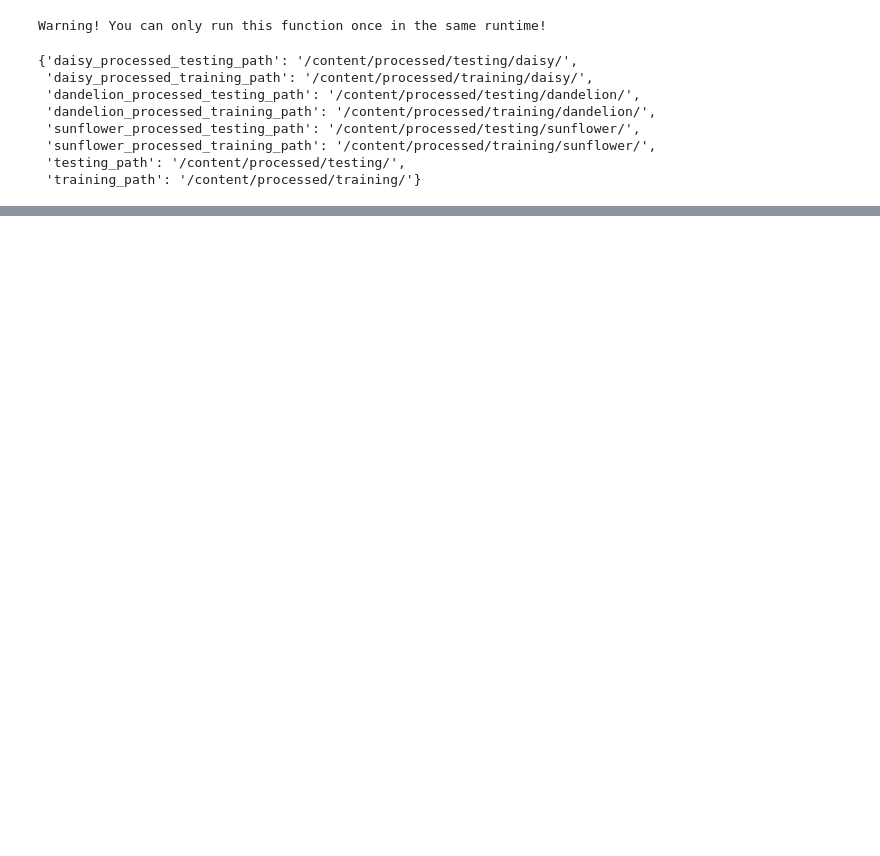
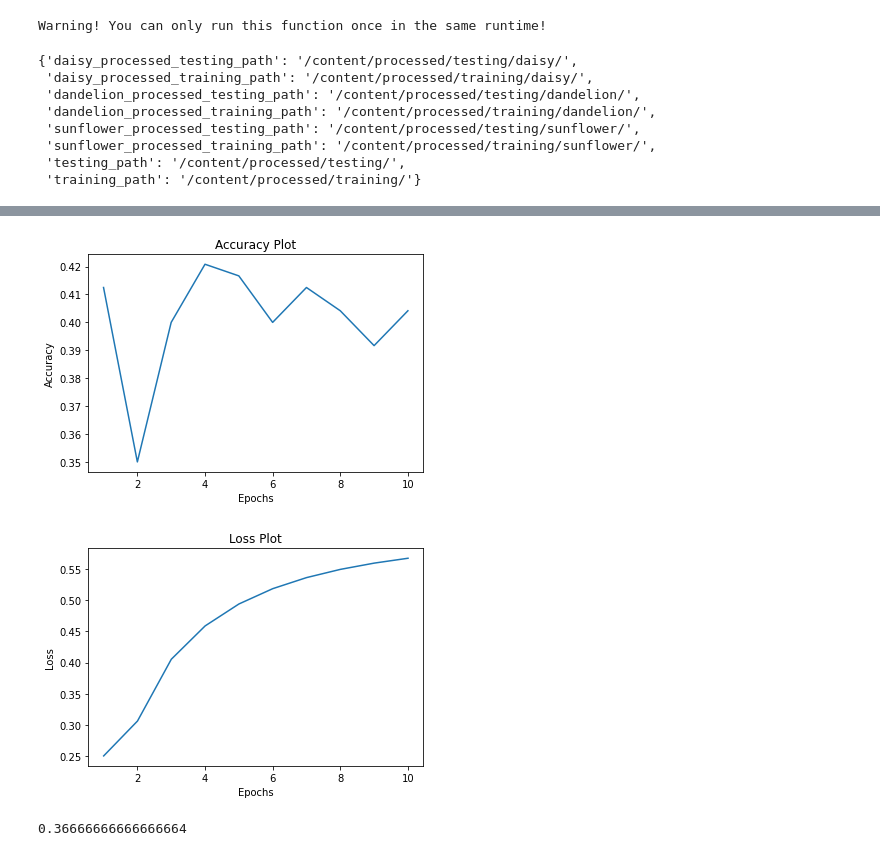
Before and after one commit to vincentjunitio00/Flower-Classification-from-scratch, a Jupyter notebook: Flower_Classification.ipynb, the cells around one changed output, grey strips where cells are left out. Cells and saved outputs as stored; diff of their text form; code cells hidden in the pictures; blank space fills up the shorter version.

```diff
--- a/Flower_Classification.ipynb
+++ b/Flower_Classification.ipynb
@@ -116,0 +195,8 @@ plt.imshow(X_test[0].reshape((240, 320)), cmap='gray')
+# %%
+def reverse_sigmoid(f):
+  return sigmoid(f) * (1-sigmoid(f))
+# %%
+def reverse_relu(f1):
+  # Reverse relu
+  d1 = np.where(f1 > 0, 1, 0)
+  return d1
@@ -116,0 +251,10 @@ plt.imshow(X_test[0].reshape((240, 320)), cmap='gray')
+# %%
+def update_weights(cache, learning_rate):
+  cache["W1"] = cache["W1"] - learning_rate * cache["dW1"]
+  cache["b1"] = cache["b1"] - learning_rate * cache["db1"]
+  cache["W2"] = cache["W2"] - learning_rate * cache["dW2"]
+  cache["b2"] = cache["b2"] - learning_rate * cache["db2"]
+  return cache
+# %%
+def accuracy(y, y_pred):
+  return (y == y_pred).all()
@@ -116,0 +309,16 @@ plt.imshow(X_test[0].reshape((240, 320)), cmap='gray')
+# %%
+import matplotlib.pyplot as plt
+plt.title('Accuracy Plot')
+plt.plot(np.arange(len(cache["acc_per_epoch"]))+1, cache["acc_per_epoch"])
+plt.xlabel('Epochs')
+plt.ylabel('Accuracy')
+plt.show()
+
+plt.title('Loss Plot')
+plt.plot(np.arange(len(cache["cost_per_epoch"]))+1, cache["cost_per_epoch"])
+plt.xlabel('Epochs')
+plt.ylabel('Loss')
+plt.show()
+# %% [output]
+[figure, added]
+[figure, added]
@@ -116,0 +335,9 @@ plt.imshow(X_test[0].reshape((240, 320)), cmap='gray')
+# %%
+count = []
+for y in range(len(prediction)):
+  count.append((prediction[y] == y_test[y]).all())
+  # count.append(accuracy(prediction[y], y_test[y]))
+
+np.mean(count)
+# %% [output]
+0.36666666666666664
```
Also changed, not shown: parts of 23 cells of this notebook.
